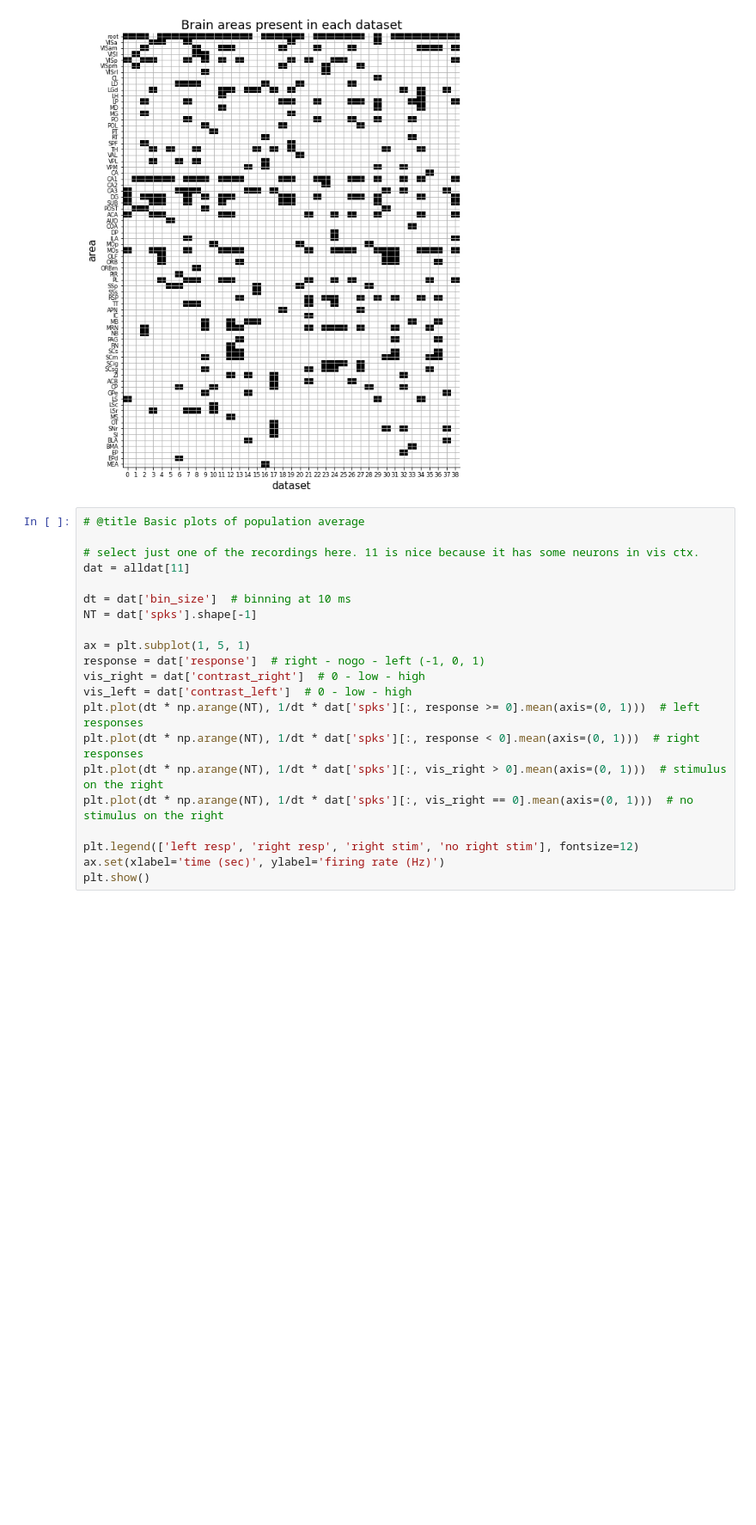
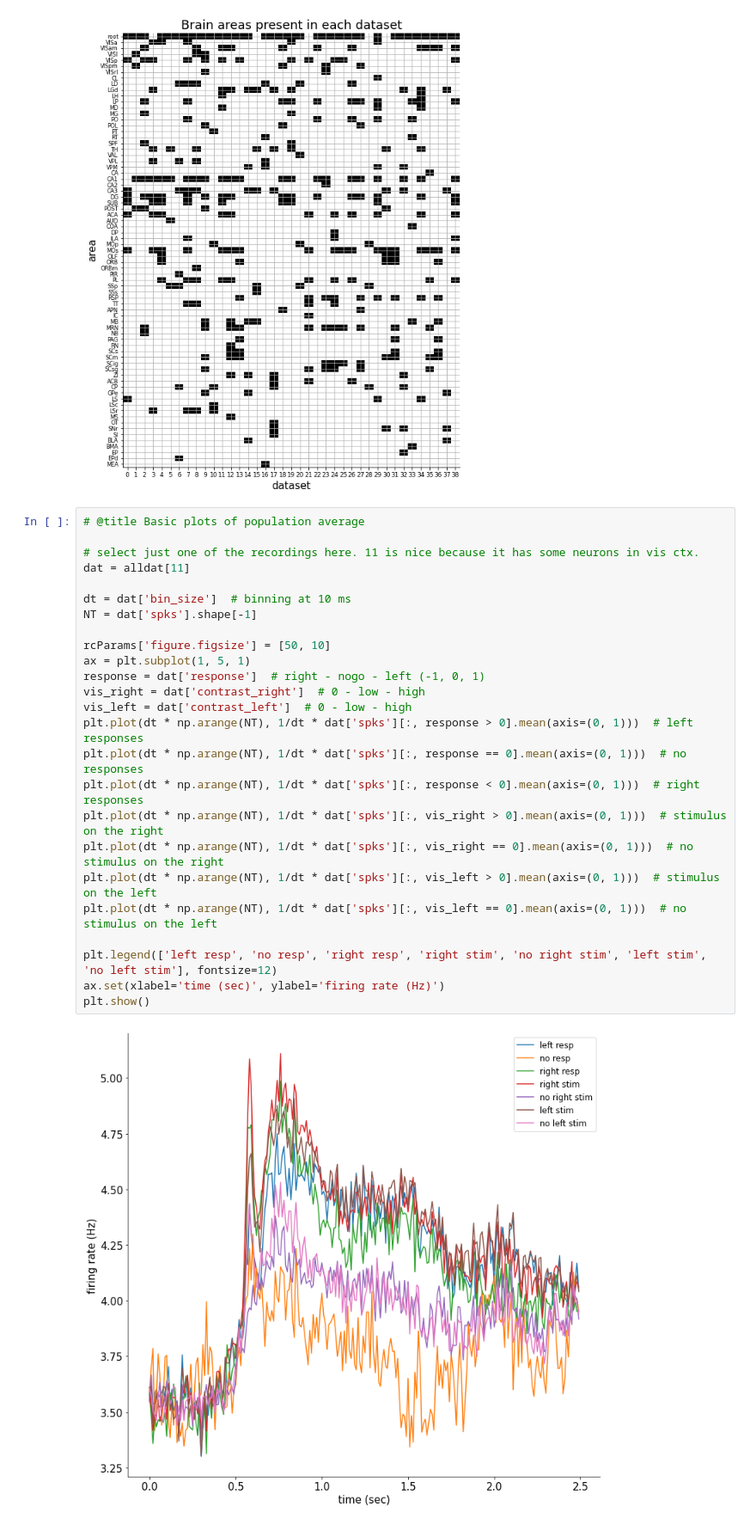
Before and after one commit to Jp-17/NMA_CN_2022_learning, a Jupyter notebook: project/Code/1_access_dataset.ipynb, the cells around one changed output. Shown at 86% size. Saved outputs shown, nothing was run; the diff lists cells and outputs as text; blank space fills up the shorter version.

```diff
--- a/project/Code/1_access_dataset.ipynb
+++ b/project/Code/1_access_dataset.ipynb
@@ -130,21 +151,27 @@ plt.show()
 # %%
 # @title Basic plots of population average
 
 # select just one of the recordings here. 11 is nice because it has some neurons in vis ctx.
 dat = alldat[11]
 
 dt = dat['bin_size']  # binning at 10 ms
 NT = dat['spks'].shape[-1]
 
+rcParams['figure.figsize'] = [50, 10]
 ax = plt.subplot(1, 5, 1)
 response = dat['response']  # right - nogo - left (-1, 0, 1)
 vis_right = dat['contrast_right']  # 0 - low - high
 vis_left = dat['contrast_left']  # 0 - low - high
-plt.plot(dt * np.arange(NT), 1/dt * dat['spks'][:, response >= 0].mean(axis=(0, 1)))  # left responses
+plt.plot(dt * np.arange(NT), 1/dt * dat['spks'][:, response > 0].mean(axis=(0, 1)))  # left responses
+plt.plot(dt * np.arange(NT), 1/dt * dat['spks'][:, response == 0].mean(axis=(0, 1)))  # no responses
 plt.plot(dt * np.arange(NT), 1/dt * dat['spks'][:, response < 0].mean(axis=(0, 1)))  # right responses
 plt.plot(dt * np.arange(NT), 1/dt * dat['spks'][:, vis_right > 0].mean(axis=(0, 1)))  # stimulus on the right
 plt.plot(dt * np.arange(NT), 1/dt * dat['spks'][:, vis_right == 0].mean(axis=(0, 1)))  # no stimulus on the right
+plt.plot(dt * np.arange(NT), 1/dt * dat['spks'][:, vis_left > 0].mean(axis=(0, 1)))  # stimulus on the left
+plt.plot(dt * np.arange(NT), 1/dt * dat['spks'][:, vis_left == 0].mean(axis=(0, 1)))  # no stimulus on the left
 
-plt.legend(['left resp', 'right resp', 'right stim', 'no right stim'], fontsize=12)
+plt.legend(['left resp', 'no resp', 'right resp', 'right stim', 'no right stim', 'left stim', 'no left stim'], fontsize=12)
 ax.set(xlabel='time (sec)', ylabel='firing rate (Hz)')
 plt.show()
+# %% [output]
+[figure, added]
```
Also changed, not shown: parts of 6 cells of this notebook.
